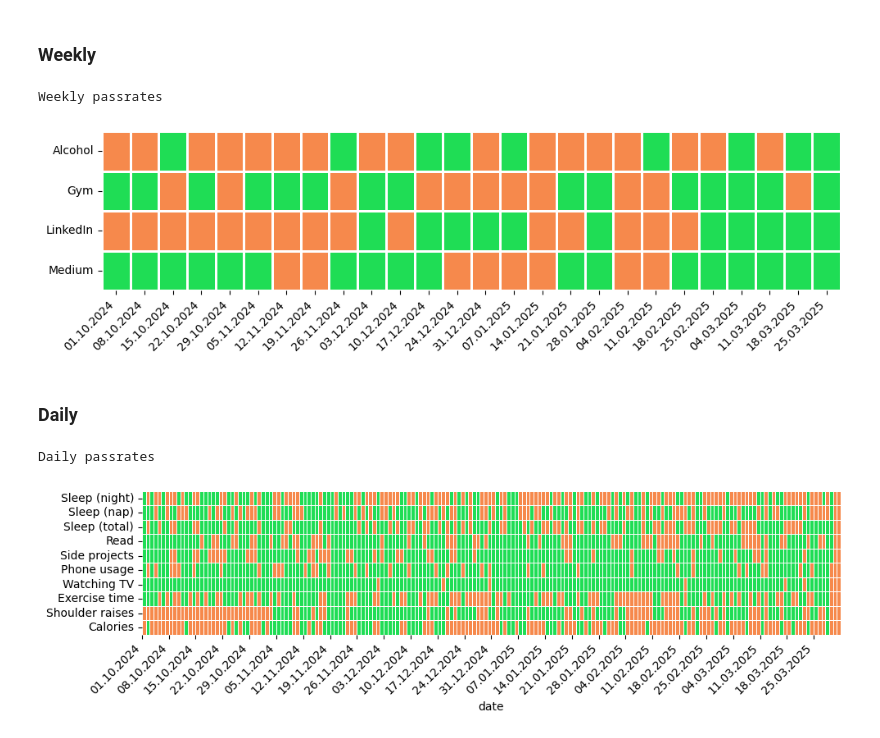
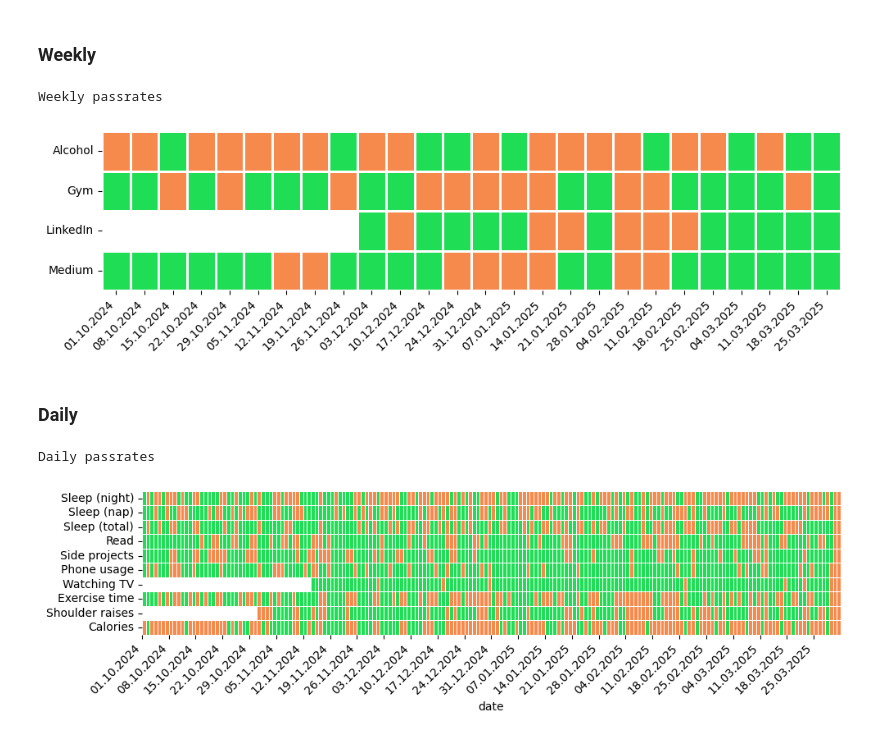
Before and after one commit to KamilMatejuk/Articles, a Jupyter notebook: Other/The Winter Arc - exploratory data analysis/passrate.ipynb, the cells around one changed output. Cells and saved outputs as stored; diff of their text form; code cells hidden in the pictures.

```diff
--- a/Other/The Winter Arc - exploratory data analysis/passrate.ipynb
+++ b/Other/The Winter Arc - exploratory data analysis/passrate.ipynb
@@ -144,44 +143,52 @@ Energy level (subjective)
 # %%
 start_date = data['date'].min()
 split_into_days = lambda i: start_date + pd.to_timedelta(((data['date'] - start_date).dt.days // i) * i, unit='D')
 data['week'] = split_into_days(7)
 data['biweek'] = split_into_days(14)
 
 alcohol_weekly = data.groupby('week')[const.COLS_EATING[3]].sum() <= 1
 gym_weekly = data.groupby('week')[const.COLS_EXERCISE[1]].apply(lambda x: (x > 0).sum()) >= 2
 linkedin = data.groupby('week')[const.COLS_PUBLISHING[1]].sum() >= 3
 medium = data.groupby('biweek')[const.COLS_PUBLISHING[0]].sum() >= 1
 
 weekly_passfail = functools.reduce(
     lambda df1, df2: pd.merge(df1, df2, left_index=True, right_index=True, how='outer'),
     [alcohol_weekly, gym_weekly, linkedin, medium])
 weekly_passfail[const.COLS_PUBLISHING[0]] = weekly_passfail[const.COLS_PUBLISHING[0]].fillna(method='ffill') # forward fill
+for c in weekly_passfail.columns:
+    weekly_passfail[c] = weekly_passfail[c].map({True: 1.0, False: 0.5})
+weekly_passfail[const.COLS_PUBLISHING[1]][:9] = 0.0
 weekly_passfail = weekly_passfail.transpose()
 
 print('Weekly passrates')
 fig, ax = plt.subplots(1, 1, figsize=(10, 3), sharex=True)
-cmap = mcolors.ListedColormap([C_FAIL, C_PASS])
+cmap = mcolors.ListedColormap(['white', C_FAIL, C_PASS])
 sns.heatmap(weekly_passfail, annot=False, cmap=cmap, cbar=False, linewidths=1, linecolor='white')
 ax.set_xticks([i + 0.5 for i in range(len(weekly_passfail.columns))])
 ax.set_xticklabels(weekly_passfail.columns.map(lambda x: x.strftime('%d.%m.%Y')), rotation=45, ha='right')
 ax.set_yticks([i + 0.5 for i in range(len(weekly_passfail.index))])
 ax.set_yticklabels(['Alcohol', 'Gym', 'LinkedIn', 'Medium'])
 fig.tight_layout()
 plt.show()
 # %% [output]
 Weekly passrates
-[figure, old version]
+[figure, new version]
 # %% [markdown]
 ### Daily
 # %%
 print('Daily passrates')
 fig, ax = plt.subplots(1, 1, figsize=(10, 3), sharex=True)
-cmap = mcolors.ListedColormap([C_FAIL, C_PASS])
+cmap = mcolors.ListedColormap(['white', C_FAIL, C_PASS])
 
 daily_passfail = passfail.copy()
 daily_passfail.index = daily_passfail['date']
 daily_passfail.drop('date', axis=1, inplace=True)
+for c in daily_passfail.columns:
+    daily_passfail[c] = daily_passfail[c].map({True: 1.0, False: 0.5})
+daily_passfail[const.COLS_SHOULDER_RAISES[-1]][:30] = 0.0
+daily_passfail[const.COLS_LEISURE[-1]][:44] = 0.0
 daily_passfail = daily_passfail.transpose()
+
 sns.heatmap(daily_passfail, annot=False, cmap=cmap, cbar=False, linewidths=0.5, linecolor='white')
 ax.set_xticks(range(len(daily_passfail.columns))[::7])
 ax.set_xticklabels(daily_passfail.columns[::7].map(lambda x: x.strftime('%d.%m.%Y')), rotation=45, ha='right')
@@ -193,4 +200,4 @@ fig.tight_layout()
 plt.show()
 # %% [output]
 Daily passrates
-[figure, old version]
+[figure, new version]
```
Also changed, not shown: parts of 1 cell of this notebook.
